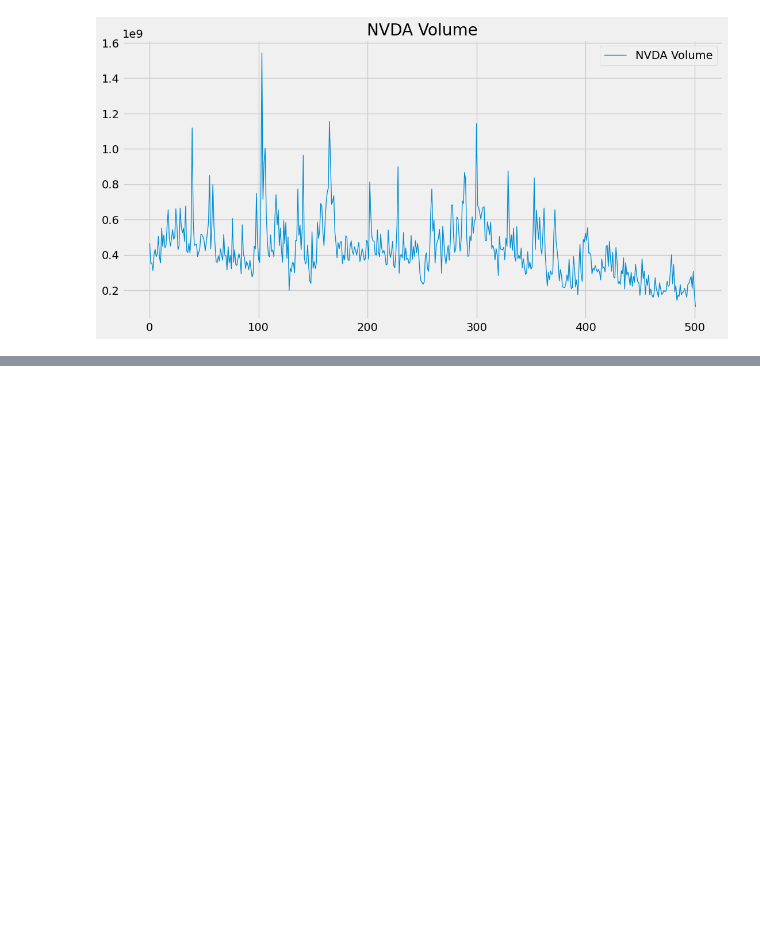
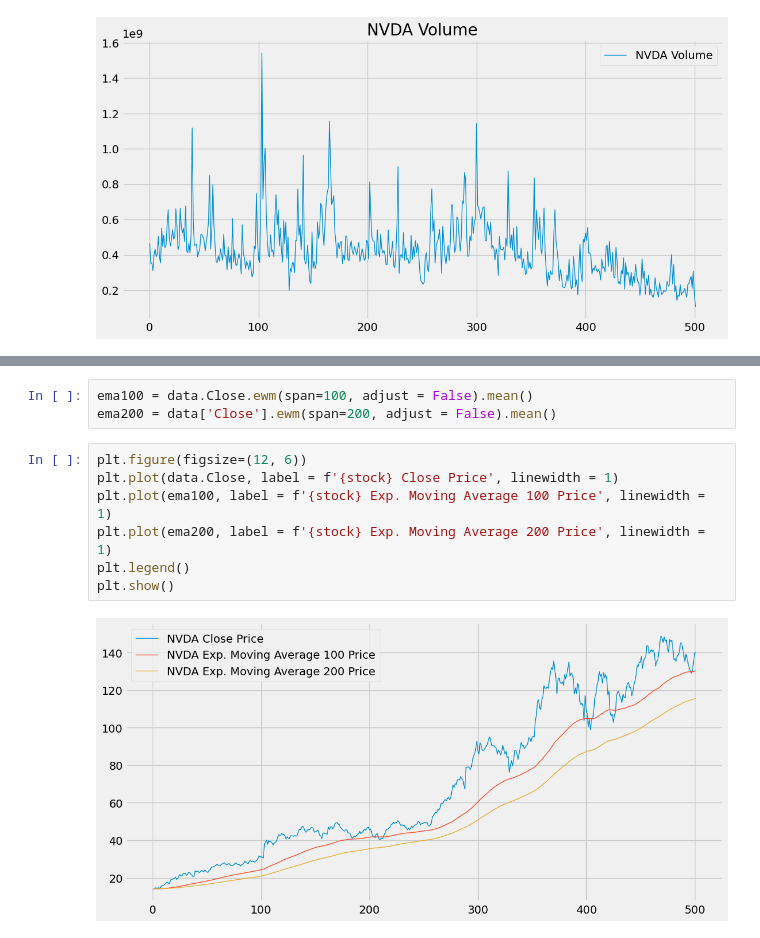
Before and after one commit to Hctor11/stock-trend-prediction, a Jupyter notebook: notebooks/stock-predictions.ipynb, the cells around one changed output, grey strips where cells are left out. Drawn from its saved outputs; the diff is of its cells as text; blank space fills up the shorter version.

```diff
--- a/notebooks/stock-predictions.ipynb
+++ b/notebooks/stock-predictions.ipynb
@@ -145,0 +183,12 @@ plt.show()
+# %%
+ema100 = data.Close.ewm(span=100, adjust = False).mean()
+ema200 = data['Close'].ewm(span=200, adjust = False).mean()
+# %%
+plt.figure(figsize=(12, 6))
+plt.plot(data.Close, label = f'{stock} Close Price', linewidth = 1)
+plt.plot(ema100, label = f'{stock} Exp. Moving Average 100 Price', linewidth = 1)
+plt.plot(ema200, label = f'{stock} Exp. Moving Average 200 Price', linewidth = 1)
+plt.legend()
+plt.show()
+# %% [output]
+[figure, added]
```
Also changed, not shown: parts of 5 cells of this notebook.
